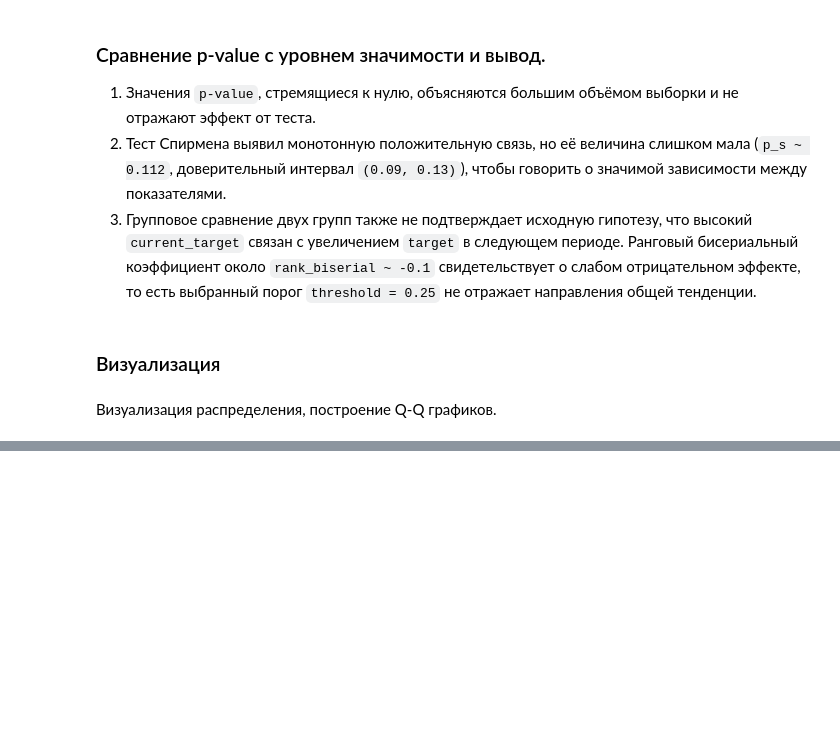
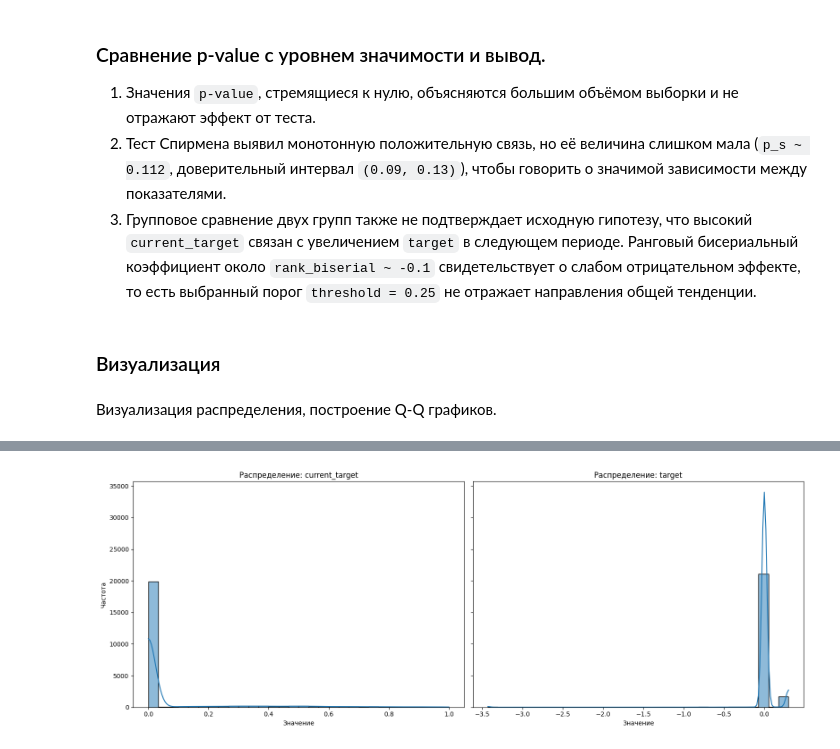
Before and after one commit to alexpunder/praktikum_keis_4, a Jupyter notebook: Checkpoint2_23_Литвинов_Налбандян_Наголюк_Ли .ipynb, the cells around one changed output, grey strips where cells are left out. Drawn from its saved outputs; the diff is of its cells as text; code cells hidden in the pictures; blank space fills up the shorter version.

```diff
--- a/Checkpoint2_23_Литвинов_Налбандян_Наголюк_Ли .ipynb
+++ b/Checkpoint2_23_Литвинов_Налбандян_Наголюк_Ли .ipynb
@@ -684,0 +694,17 @@ plt.show()
+# %%
+fig, (ax1, ax2) = plt.subplots(1, 2, figsize=(16, 6), sharey=True)
+
+sns.histplot(thesis_1["current_target"].dropna(), kde=True, ax=ax1, bins=30)
+ax1.set_title("Распределение: current_target", fontsize=12)
+ax1.set_xlabel("Значение")
+ax1.set_ylabel("Частота")
+
+sns.histplot(thesis_1["target"].dropna(), kde=True, ax=ax2, bins=30)
+ax2.set_title("Распределение: target", fontsize=12)
+ax2.set_xlabel("Значение")
+ax2.set_ylabel("Частота")
+
+plt.tight_layout()
+plt.show()
+# %% [output]
+[figure, added]
```
Also changed, not shown: parts of 8 cells of this notebook, 3 other files.
